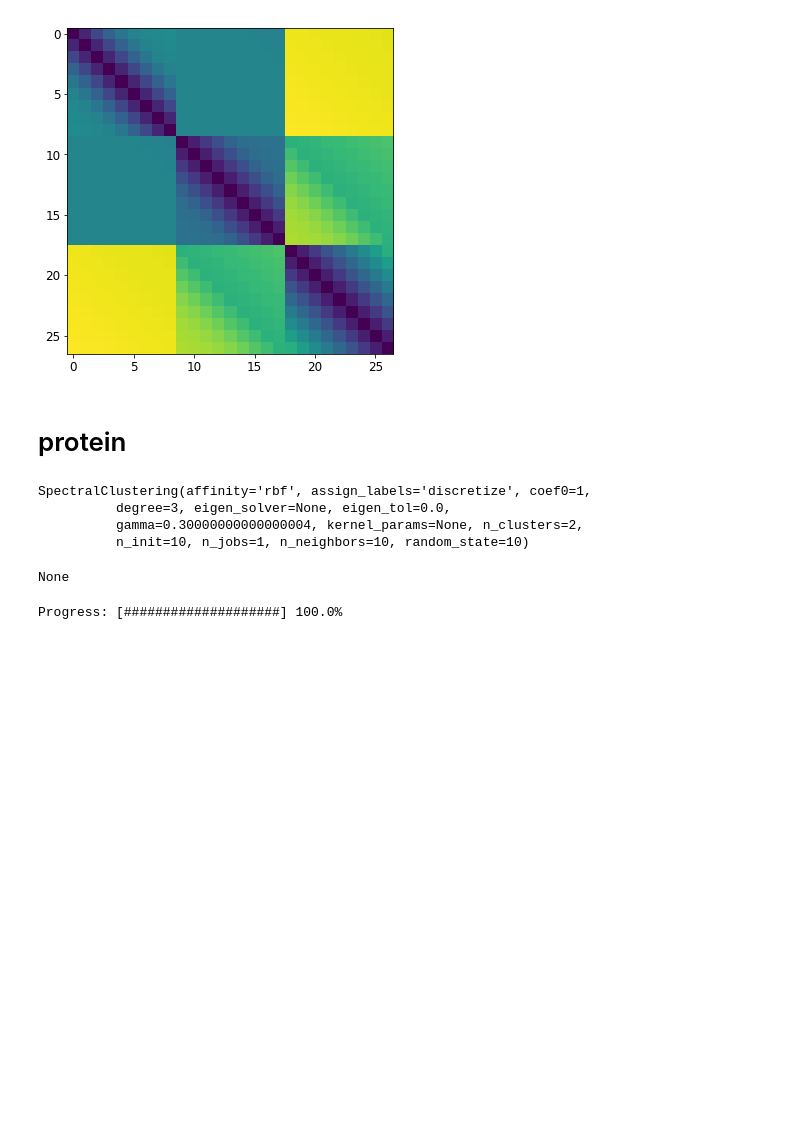
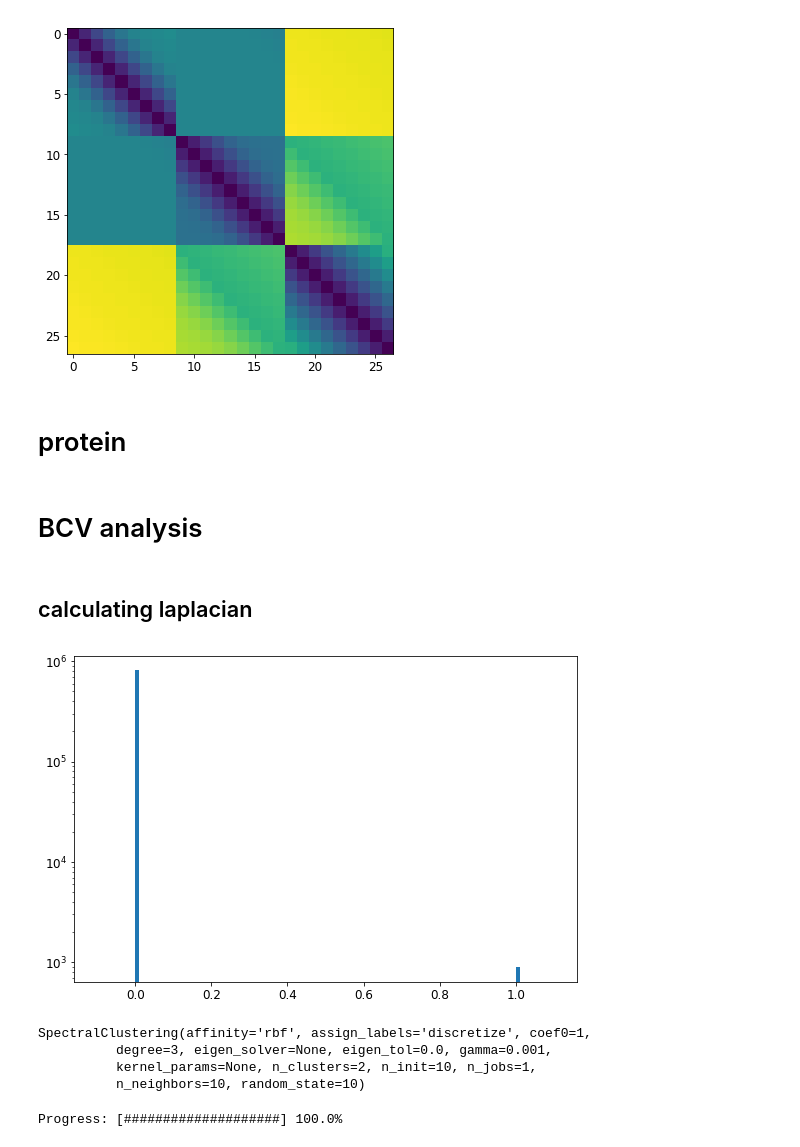
Before and after one commit to sioan/bcv_spectral_clustering, a Jupyter notebook: refactoring_test.ipynb, the cells around one changed output. Cells and saved outputs as stored; diff of their text form; code cells hidden in the pictures; blank space fills up the shorter version.

```diff
--- a/refactoring_test.ipynb
+++ b/refactoring_test.ipynb
@@ -159,8 +163,15 @@ euclidean_dist_matrix = np.load("/reg/neh/home/yoon82/temp/L2_dist_900_1D.npy")
+# %% [markdown]
+#  BCV analysis
+# %% [markdown]
+## calculating laplacian
 # %%
-gamma = 3*1.0e-1
-my_affinity_matrix = np.exp((-(euclidean_dist_matrix))*gamma)
+gamma = 1.0e-3
+my_affinity_matrix = np.exp((-(euclidean_dist_matrix**2))*gamma)
 #degree_matrix      = np.diag((my_affinity_matrix - np.diag(np.diag(my_affinity_matrix))).sum(axis=0))
 #laplcian = my_affinity_matrix - degree_matrix
+my_hist = plt.hist(my_affinity_matrix.flatten(),bins=np.arange(-0.1,1.1,0.01),log=True)
+# %% [output]
+[figure, added]
 # %%
 spectral = cluster.SpectralClustering(n_clusters=2,                     #intentionally incorrect clusters
                                       assign_labels="discretize",
@@ -170,13 +181,9 @@ spectral = cluster.SpectralClustering(n_clusters=2,                     #intenti
 spectral.fit(np.random.rand(100,3))
 # %% [output]
 SpectralClustering(affinity='rbf', assign_labels='discretize', coef0=1,
-          degree=3, eigen_solver=None, eigen_tol=0.0,
-          gamma=0.30000000000000004, kernel_params=None, n_clusters=2,
-          n_init=10, n_jobs=1, n_neighbors=10, random_state=10)
+          degree=3, eigen_solver=None, eigen_tol=0.0, gamma=0.001,
+          kernel_params=None, n_clusters=2, n_init=10, n_jobs=1,
+          n_neighbors=10, random_state=10)
-# %%
-print(spectral.eigen_solver)
-# %% [output]
-None
 # %%
 #using the modified sci-kit learn package to convert the affinity matrix
 laplacian,my_embedding = lib.spectral_cluster_support.get_laplacian(my_affinity_matrix,
```
Also changed, not shown: parts of 7 cells of this notebook.
